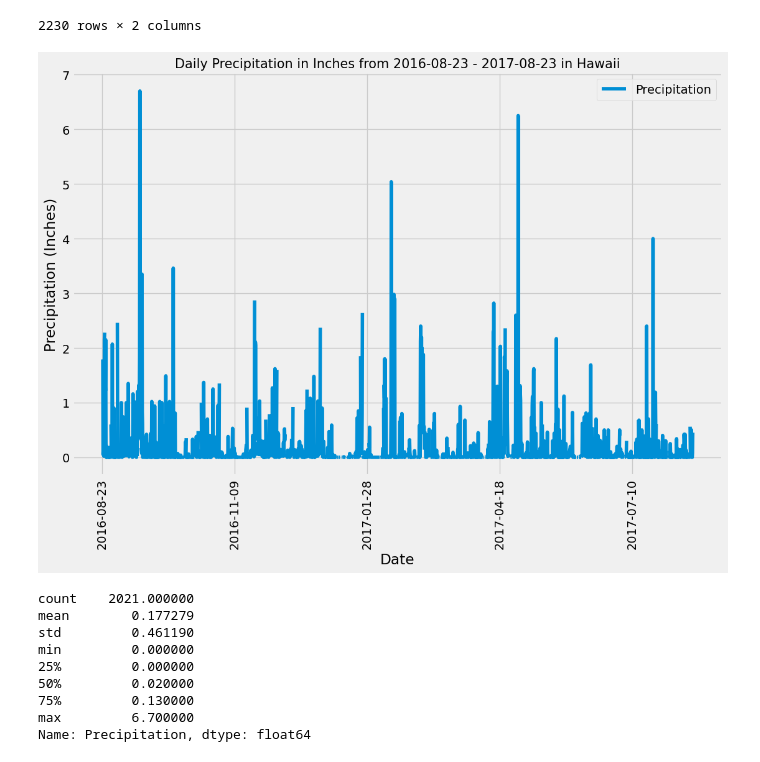
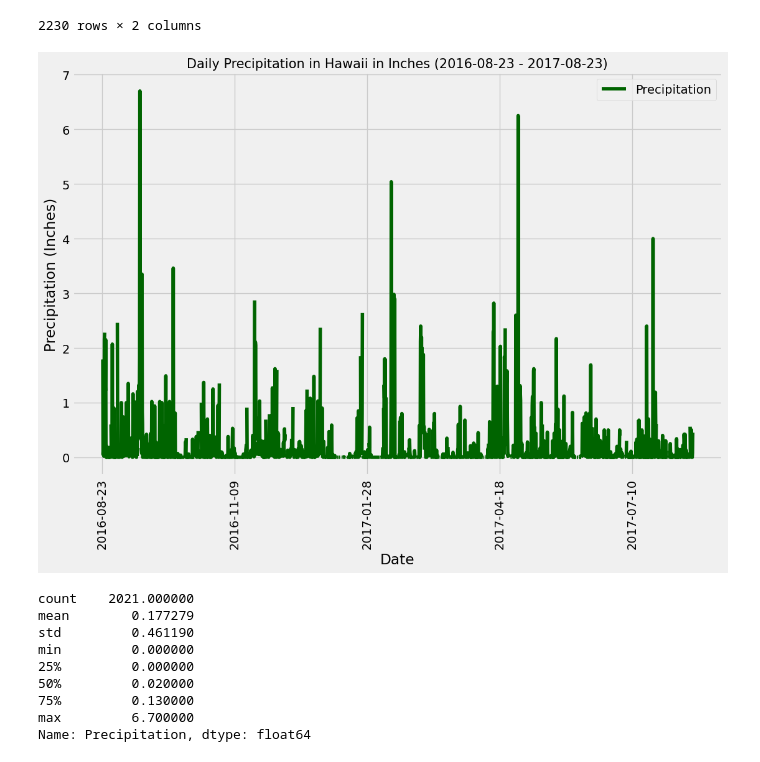
Before and after one commit to ethanwright96/sqlalchemy-challenge, a Jupyter notebook: SurfsUp/main.ipynb, the cells around one changed output. Drawn from its saved outputs; the diff is of its cells as text; code cells hidden in the pictures.

```diff
--- a/SurfsUp/main.ipynb
+++ b/SurfsUp/main.ipynb
@@ -97,15 +97,15 @@ prcp_df
 2230 rows × 2 columns
 # %%
 # Use Pandas Plotting with Matplotlib to plot the data
-prcp_df.plot(x='Date', y='Precipitation', rot=90, figsize=[12,8])
+prcp_df.plot(x='Date', y='Precipitation', color = 'darkgreen', rot=90, figsize=[12,8])
 
 plt.xlabel("Date")
 plt.ylabel("Precipitation (Inches)")
-plt.title(f"Daily Precipitation in Inches from {period_start} - {most_recent_date} in Hawaii", size=15)
+plt.title(f"Daily Precipitation in Hawaii in Inches ({period_start} - {most_recent_date})", size=15)
 plt.savefig("precipitation_plot.png")
 plt.show()
 # %% [output]
-[figure, old version]
+[figure, new version]
 # %%
 # Use Pandas to calculate the summary statistics for the precipitation data
 prcp_df.Precipitation.describe()
```
Also changed, not shown: parts of 9 cells of this notebook, 2 other files.
